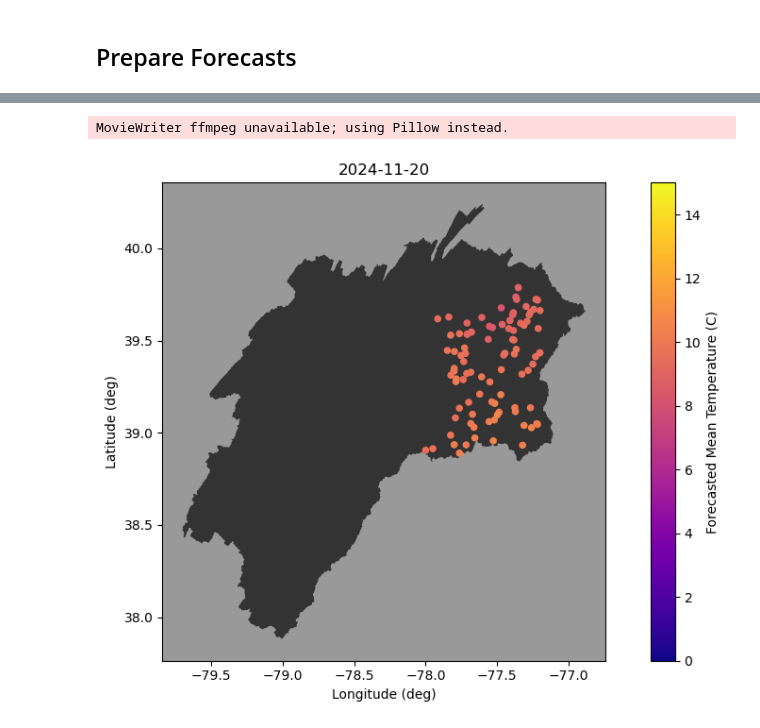
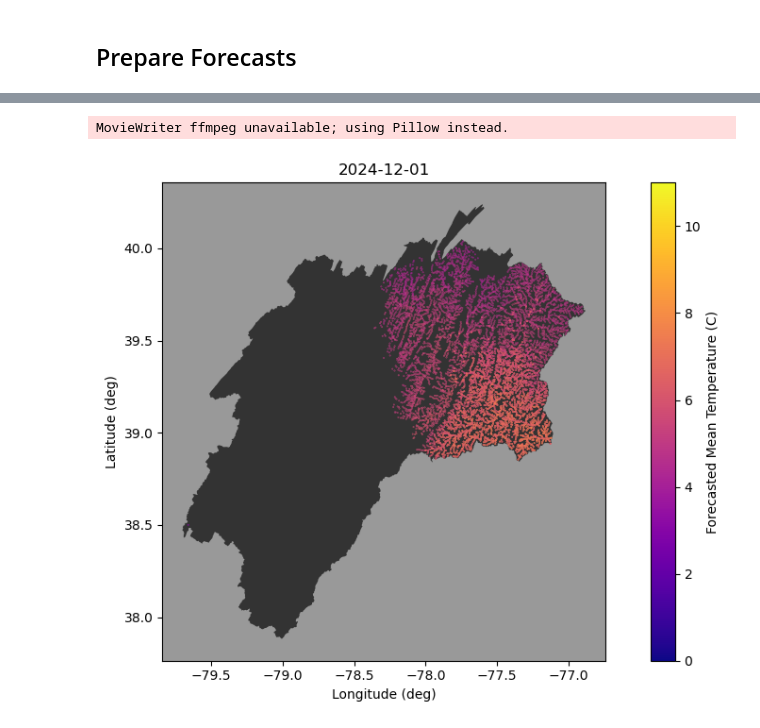
Before and after one commit to mines-ciroh/TempEst-NEWT, a Jupyter notebook: forecast.ipynb, the cells around one changed output, grey strips where cells are left out. Cells and saved outputs as stored; diff of their text form; code cells hidden in the pictures.

```diff
--- a/forecast.ipynb
+++ b/forecast.ipynb
@@ -29,10 +27,11 @@ from time import time
 from NEXT.scripts.area_forecast import expand_line, expand_lines, run_forecasts, run_forecast, prepare_model, forecast_inputs
 import seaborn as sns
 # USGS gage as downstream location
-site = "10343500"    # Sagehen Creek nr Truckee, CA.  Small mountain watershed in Eastern Sierra.
-# site = "01646500"    # Potomac R near Little Falls Pump Stn., DC.  Large river near AGU24.  Possibly skewed by discharges.
+# site = "10343500"    # Sagehen Creek nr Truckee, CA.  Small mountain watershed in Eastern Sierra.
+site = "01646500"    # Potomac R near Little Falls Pump Stn., DC.  Large river near AGU24.  Possibly skewed by discharges.
 # site = "01638500"    # Potomac R. at Point of Rocks, MD.  A little upstream to avoid the alteration.
-ws = NEXT.data.gage_geom(site)[0]
+# site = "01651827"    # Anacostia R., the watershed AGU is actually in
+(ws, lat, lon, area) = NEXT.data.gage_geom(site)
 ws.plot()
 model = NEXT.NEXT.from_pickle("coefs.pickle")  # prepare a coefficient estimation model
 nldi = NLDI()
@@ -48,8 +46,8 @@ We are assuming the pour point is a USGS gage (which is not necessary).  If it h
 # %% [markdown]
 ## Forecast
 # %%
-site = "10343500"
-model = NEXT.NEXT.from_pickle("coefs.pickle")
+# site = "-120.2379793:39.43157246"  # used for demo with coordinates
+# model = NEXT.NEXT.from_pickle("coefs.pickle")
 forecast = run_forecast(model, site, basepath, gribs)
 forecast
 # %% [output]
@@ -179,0 +254,4 @@ ValueError: could not convert string to float: '2.148222838625E'
+# %%
+fcst_files = [basepath + f for f in os.listdir(basepath) if f.startswith("forecast_-7")]
+forecast = pd.concat([pd.read_csv(f, parse_dates=["date"]) for f in fcst_files])
+forecast
@@ -194,20 +310,23 @@ ax.tick_params(axis='x', rotation=45)
 # %%
 fig = plt.figure(figsize=(10, 6))
 ax = plt.axes(facecolor="#999")
 dates = np.array(forecast["date"].unique(), dtype='datetime64[D]')
+# We don't want to run the spinup time, since the anomaly is inaccurate
+dates = dates[dates >= np.datetime64("2024-12-01")]
+dates.sort()
 def animate(i):
     date = dates[i]
     fig.clear()
     ax = plt.axes(facecolor="#999")
     ws.plot(ax=ax, color="#333")
-    forecast[forecast["date"] == date].plot.scatter(x="lon", y="lat", c="temp.mod", title=str(date), ax=ax, colormap="plasma", vmin=0, vmax=5 * (forecast["temp.mod"].max() // 5 + 1))
+    forecast[forecast["date"] == date].plot.scatter(x="lon", y="lat", c="temp.mod", title=str(date), ax=ax, colormap="plasma", vmin=0, vmax=int(forecast["temp.mod"].max()) + 1, s=0.1)
     ax.collections[1].colorbar.set_label("Forecasted Mean Temperature (C)")
     ax.set_xlabel("Longitude (deg)")
     ax.set_ylabel("Latitude (deg)")
     plt.tight_layout()
 
-a = anim.FuncAnimation(fig, animate, interval=1000, frames=range(len(dates)))
+a = anim.FuncAnimation(fig, animate, interval=500, frames=range(len(dates)))
 a.save(f"forecast_anims/{site}_forecast.gif")
 # %% [output]
 MovieWriter ffmpeg unavailable; using Pillow instead.
-[figure, old version]
+[figure, new version]
```
Also changed, not shown: parts of 21 cells of this notebook, 1 other file.
